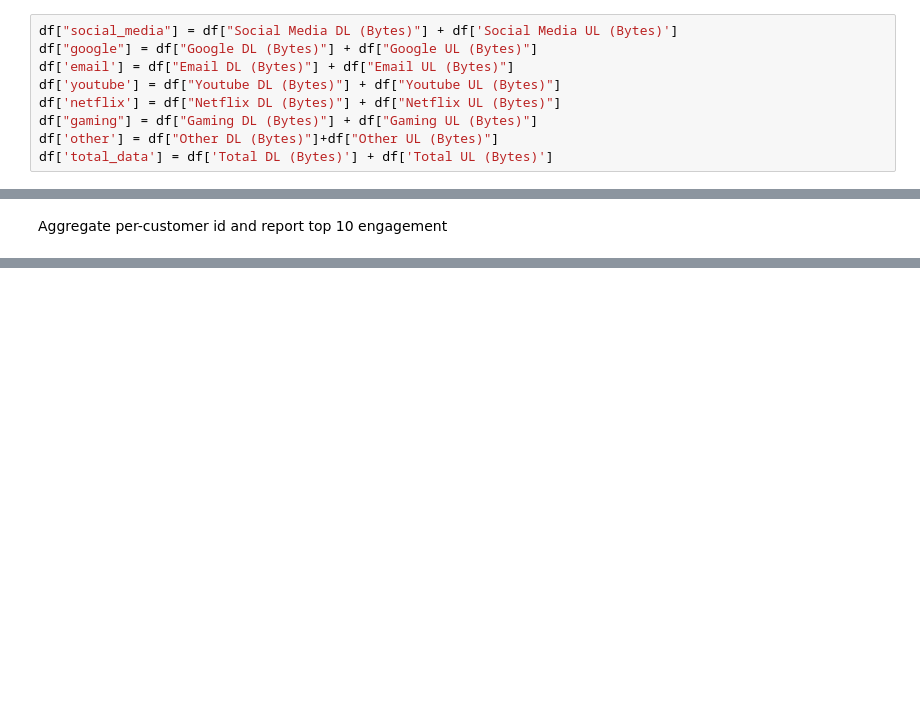
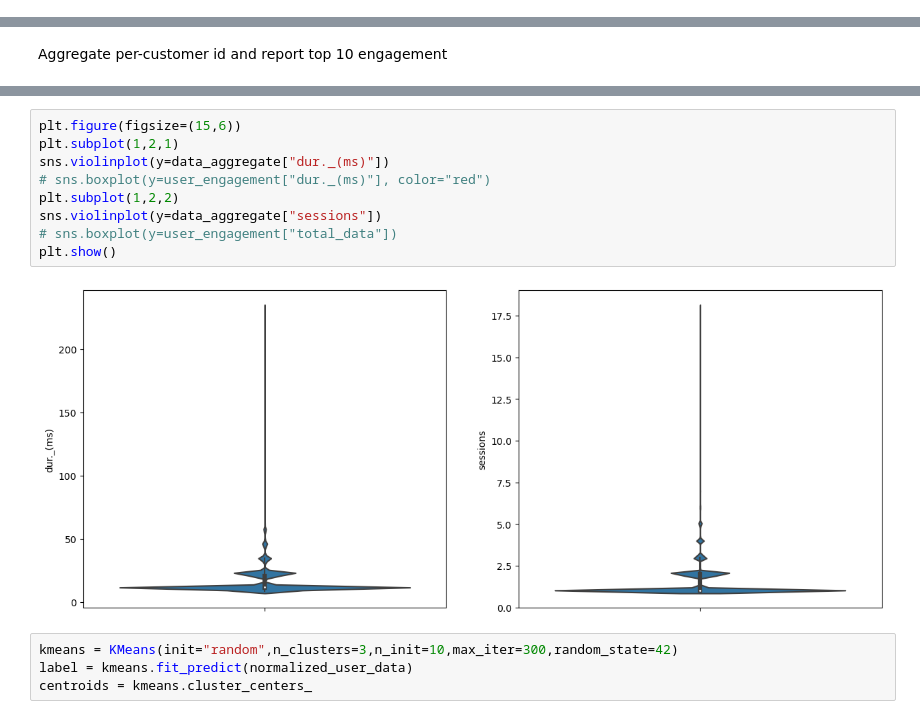
Before and after one commit to Basi10/Telecom-Data-Analysis, a Jupyter notebook: notebooks/user-engagement.ipynb, the cells around one changed output, grey strips where cells are left out. Drawn from its saved outputs; the diff is of its cells as text; blank space fills up the shorter version.

Commit message:
analyzed user engagement

```diff
--- a/notebooks/user-engagement.ipynb
+++ b/notebooks/user-engagement.ipynb
@@ -43,10 +40 @@ Index(['Bearer Id', 'Start', 'Start ms', 'End', 'End ms', 'Dur. (ms)', 'IMSI',
       dtype='object')
-# %%
-df["social_media"] = df["Social Media DL (Bytes)"] + df['Social Media UL (Bytes)']
-df["google"] = df["Google DL (Bytes)"] + df["Google UL (Bytes)"]
-df['email'] = df["Email DL (Bytes)"] + df["Email UL (Bytes)"]
-df['youtube'] = df["Youtube DL (Bytes)"] + df["Youtube UL (Bytes)"]
-df['netflix'] = df["Netflix DL (Bytes)"] + df["Netflix UL (Bytes)"]
-df["gaming"] = df["Gaming DL (Bytes)"] + df["Gaming UL (Bytes)"]
-df['other'] = df["Other DL (Bytes)"]+df["Other UL (Bytes)"]
-df['total_data'] = df['Total DL (Bytes)'] + df['Total UL (Bytes)']
@@ -97,0 +129,15 @@ plt.plot()
+# %%
+plt.figure(figsize=(15,6))
+plt.subplot(1,2,1)
+sns.violinplot(y=data_aggregate["dur._(ms)"])
+# sns.boxplot(y=user_engagement["dur._(ms)"], color="red")
+plt.subplot(1,2,2)
+sns.violinplot(y=data_aggregate["sessions"])
+# sns.boxplot(y=user_engagement["total_data"])
+plt.show()
+# %% [output]
+[figure, added]
+# %%
+kmeans = KMeans(init="random",n_clusters=3,n_init=10,max_iter=300,random_state=42)
+label = kmeans.fit_predict(normalized_user_data)
+centroids = kmeans.cluster_centers_
```
Also changed, not shown: parts of 29 cells of this notebook.
